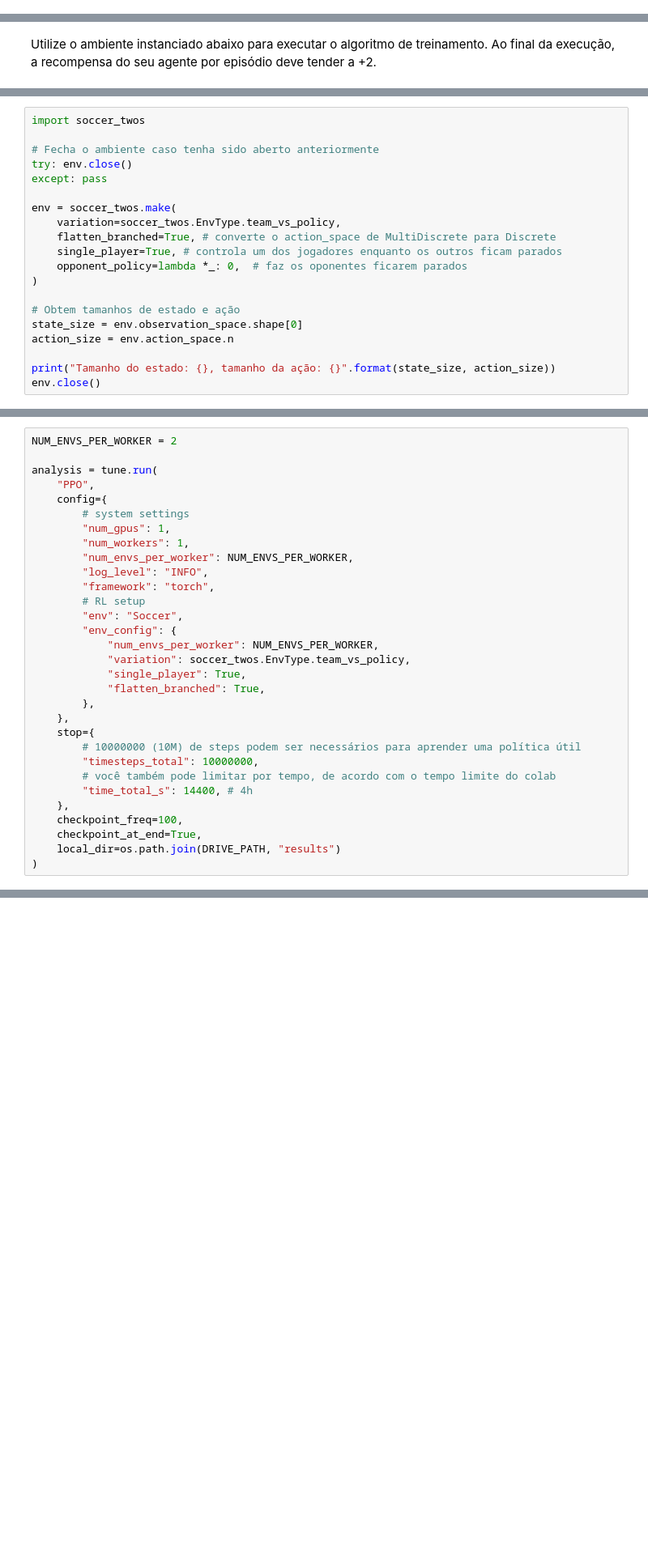
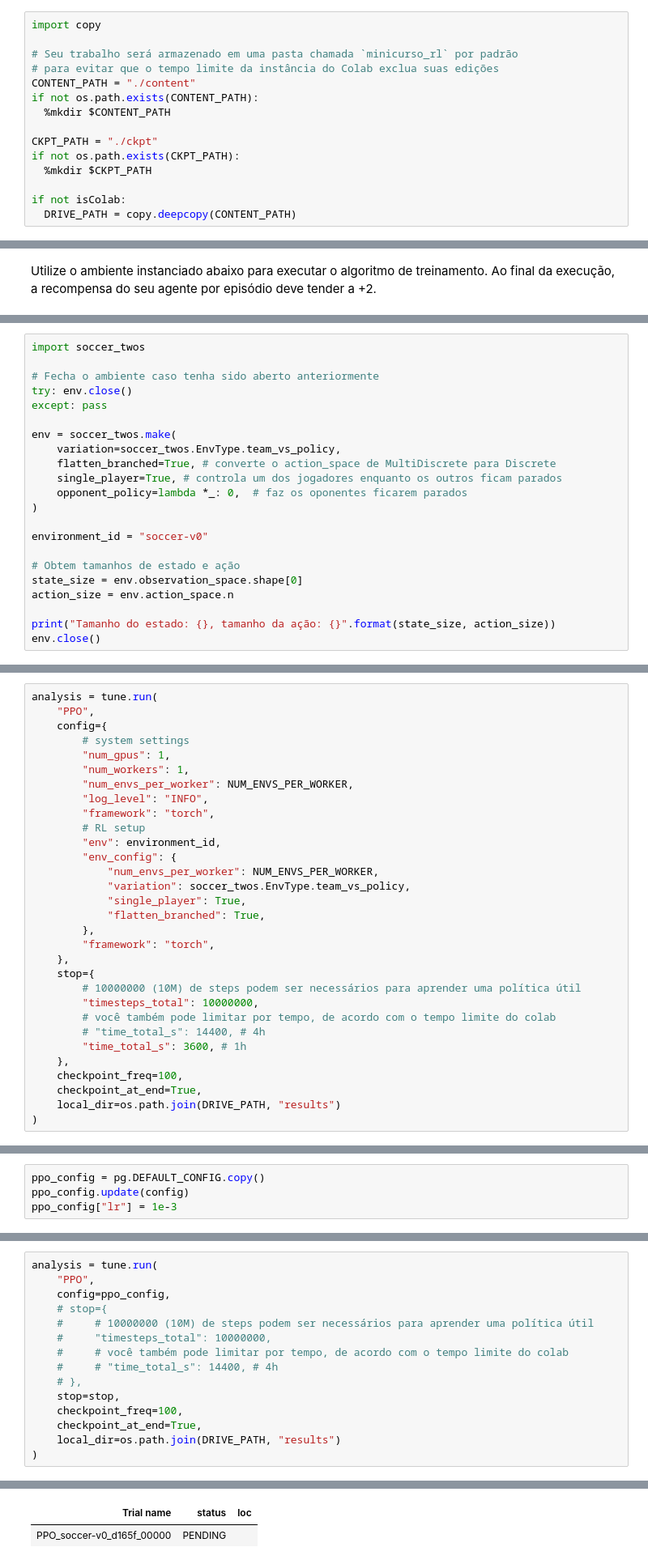
Before and after one commit to brunoconterato/ceia-rl-curso, a Jupyter notebook: LAB_03/Ray_RLlib_Lab_03.ipynb, the cells around one changed output, grey strips where cells are left out. Shown at 81% size. Saved outputs shown, nothing was run; the diff lists cells and outputs as text; blank space fills up the shorter version.

Commit message:
LAB_03 Rodando PPO no soccer-twos (not loading)

```diff
--- a/LAB_03/Ray_RLlib_Lab_03.ipynb
+++ b/LAB_03/Ray_RLlib_Lab_03.ipynb
@@ -63,0 +55,15 @@ if not os.path.exists(DRIVE_PYTHON_PATH):
+# %%
+import copy
+
+# Seu trabalho será armazenado em uma pasta chamada `minicurso_rl` por padrão
+# para evitar que o tempo limite da instância do Colab exclua suas edições
+CONTENT_PATH = "./content"
+if not os.path.exists(CONTENT_PATH):
+  %mkdir $CONTENT_PATH
+
+CKPT_PATH = "./ckpt"
+if not os.path.exists(CKPT_PATH):
+  %mkdir $CKPT_PATH
+
+if not isColab:
+  DRIVE_PATH = copy.deepcopy(CONTENT_PATH)
@@ -450,6 +893,8 @@ env = soccer_twos.make(
     opponent_policy=lambda *_: 0,  # faz os oponentes ficarem parados
 )
 
+environment_id = "soccer-v0"
+
 # Obtem tamanhos de estado e ação
 state_size = env.observation_space.shape[0]
 action_size = env.action_space.n
@@ -477,6 +943,4 @@ A parte mais imporante é a chave `env_config`, que configura o ambiente para se
 # %%
-NUM_ENVS_PER_WORKER = 2
-
 analysis = tune.run(
     "PPO",
     config={
@@ -487,19 +951,21 @@ analysis = tune.run(
         "log_level": "INFO",
         "framework": "torch",
         # RL setup
-        "env": "Soccer",
+        "env": environment_id,
         "env_config": {
             "num_envs_per_worker": NUM_ENVS_PER_WORKER,
             "variation": soccer_twos.EnvType.team_vs_policy,
             "single_player": True,
             "flatten_branched": True,
         },
+        "framework": "torch",
     },
     stop={
         # 10000000 (10M) de steps podem ser necessários para aprender uma política útil
         "timesteps_total": 10000000,
         # você também pode limitar por tempo, de acordo com o tempo limite do colab
-        "time_total_s": 14400, # 4h
+        # "time_total_s": 14400, # 4h
+        "time_total_s": 3600, # 1h
     },
     checkpoint_freq=100,
     checkpoint_at_end=True,
@@ -507,0 +1030,4 @@ analysis = tune.run(
+# %%
+ppo_config = pg.DEFAULT_CONFIG.copy()
+ppo_config.update(config)
+ppo_config["lr"] = 1e-3
@@ -507,0 +1047,16 @@ analysis = tune.run(
+# %%
+analysis = tune.run(
+    "PPO",
+    config=ppo_config,
+    # stop={
+    #     # 10000000 (10M) de steps podem ser necessários para aprender uma política útil
+    #     "timesteps_total": 10000000,
+    #     # você também pode limitar por tempo, de acordo com o tempo limite do colab
+    #     # "time_total_s": 14400, # 4h
+    # },
+    stop=stop,
+    checkpoint_freq=100,
+    checkpoint_at_end=True,
+    local_dir=os.path.join(DRIVE_PATH, "results")
+)
+# %% [output]
@@ -507,0 +1070,2 @@ analysis = tune.run(
+| Trial name | status | loc |
+| PPO_soccer-v0_d165f_00000 | PENDING |  |
```
Also changed, not shown: parts of 62 cells of this notebook, 10 other files.
